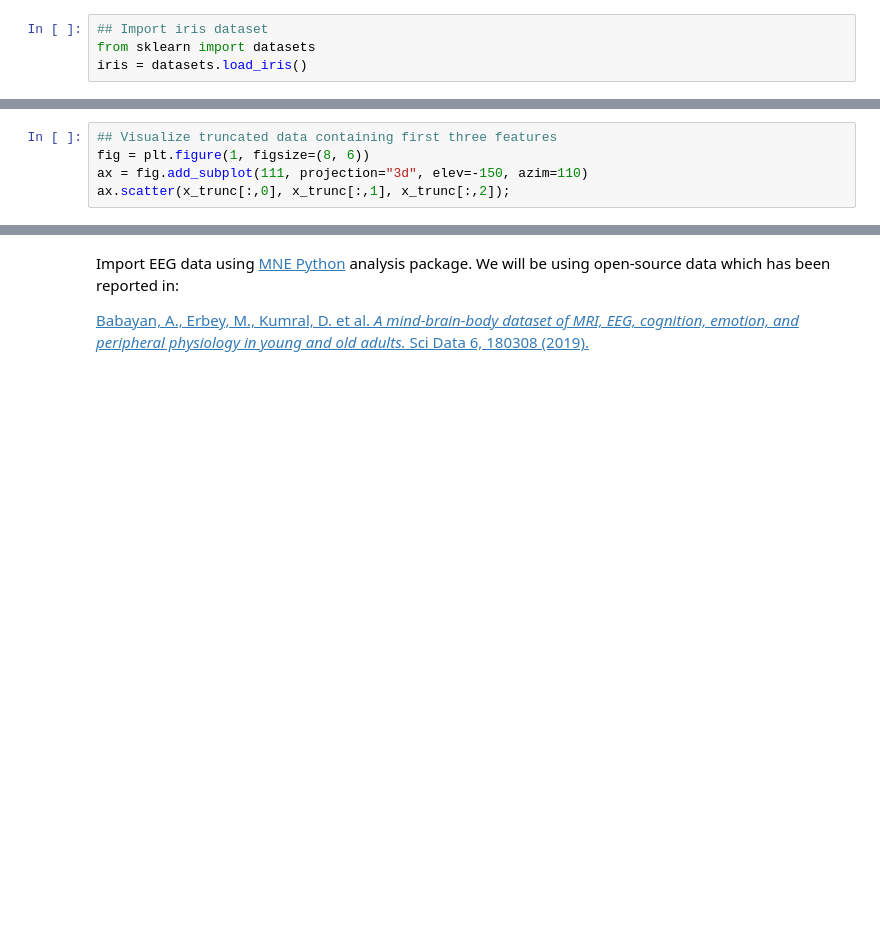
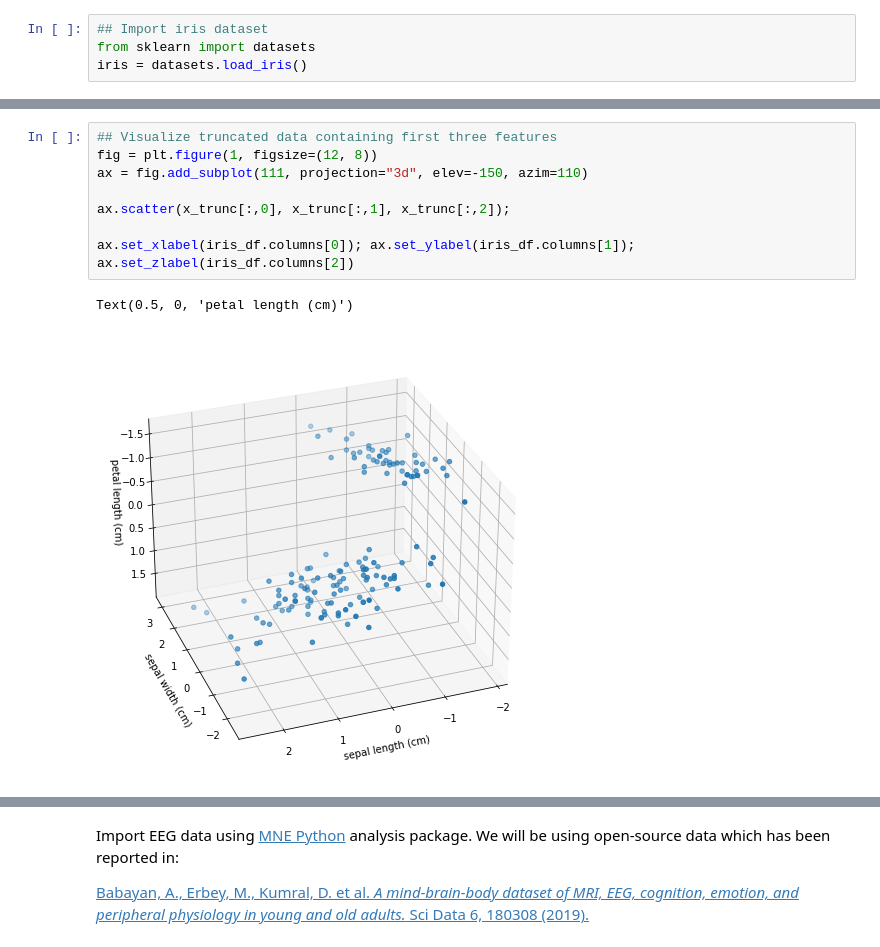
Before and after one commit to DylanMannKrzisnik/MiCM2022_Dim_Reduction, a Jupyter notebook: MiCM2022_Dim_Reduction_notebook.ipynb, the cells around one changed output, grey strips where cells are left out. Saved outputs shown, nothing was run; the diff lists cells and outputs as text; blank space fills up the shorter version.

```diff
--- a/MiCM2022_Dim_Reduction_notebook.ipynb
+++ b/MiCM2022_Dim_Reduction_notebook.ipynb
@@ -102,8 +170,14 @@ x_trunc = x[:,:-1]  ## first three features, for visualization
 # %%
 ## Visualize truncated data containing first three features
-fig = plt.figure(1, figsize=(8, 6))
+fig = plt.figure(1, figsize=(12, 8))
 ax = fig.add_subplot(111, projection="3d", elev=-150, azim=110)
+
 ax.scatter(x_trunc[:,0], x_trunc[:,1], x_trunc[:,2]);
+
+ax.set_xlabel(iris_df.columns[0]); ax.set_ylabel(iris_df.columns[1]); ax.set_zlabel(iris_df.columns[2])
+# %% [output]
+Text(0.5, 0, 'petal length (cm)')
+[figure, added]
 # %%
 ## Compare 2D projections of full vs truncated data
 
```
Also changed, not shown: parts of 68 cells of this notebook, 12 other files.
